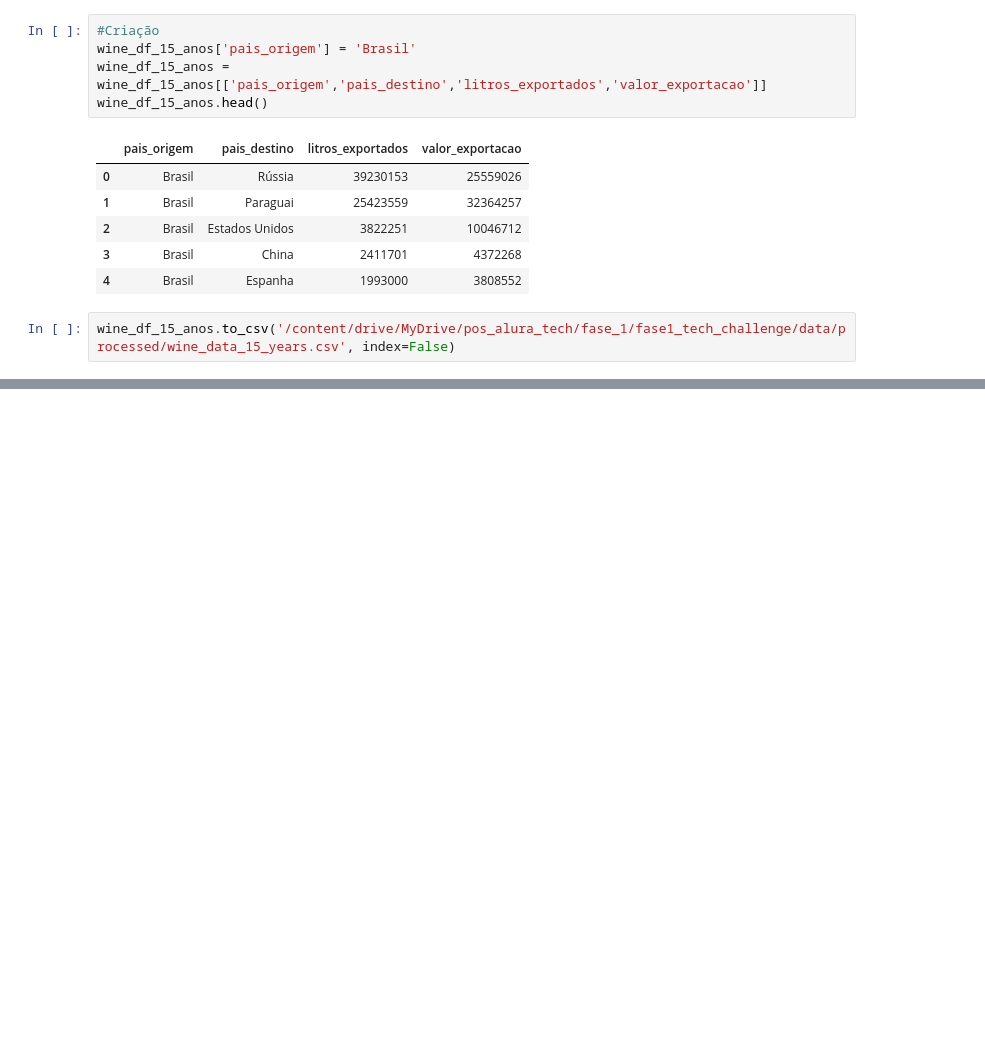
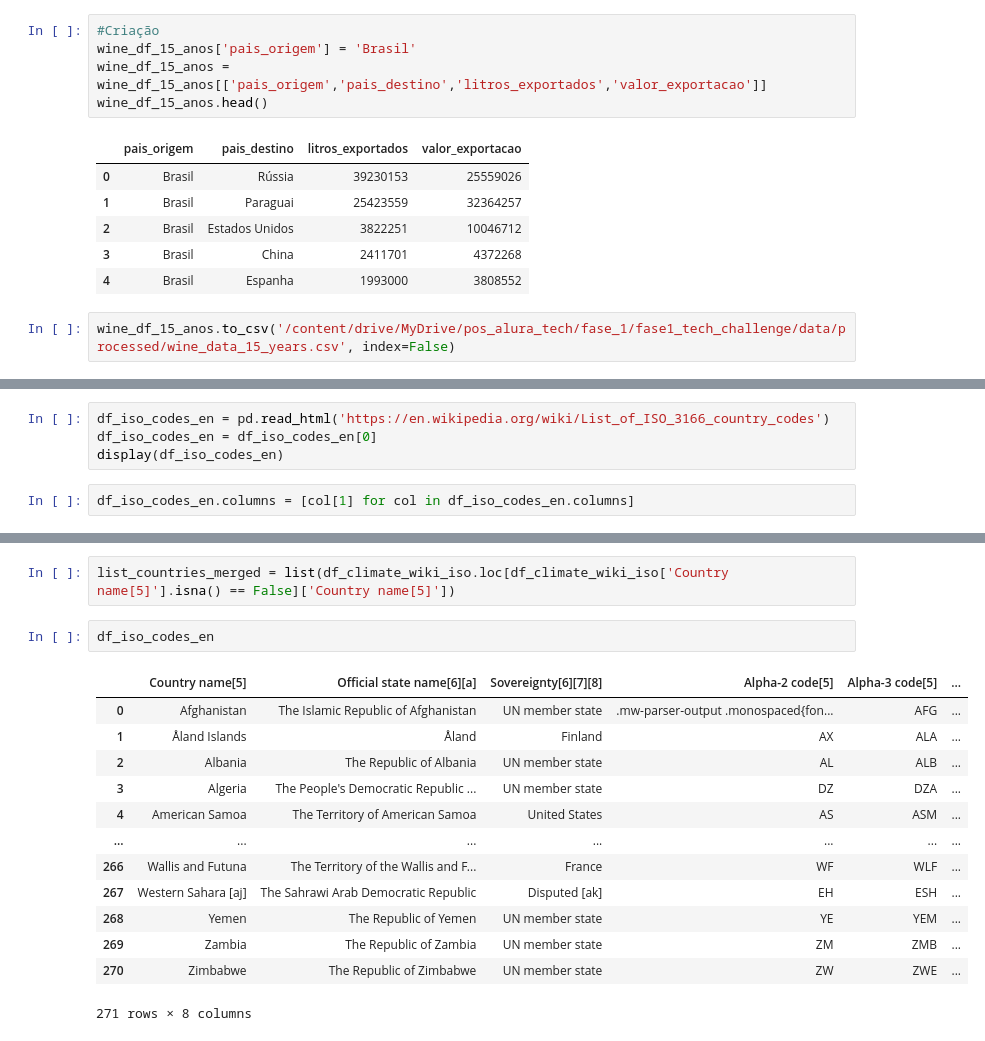
Before and after one commit to jackson-simionato/fase1_pos_tech_challenge_wine, a Jupyter notebook: fase 1 - tech challenge (vinhos).ipynb, the cells around one changed output, grey strips where cells are left out. Drawn from its saved outputs; the diff is of its cells as text; blank space fills up the shorter version.

```diff
--- a/fase 1 - tech challenge (vinhos).ipynb
+++ b/fase 1 - tech challenge (vinhos).ipynb
@@ -304,0 +610,6 @@ no changes added to commit (use "git add" and/or "git commit -a")
+# %%
+df_iso_codes_en = pd.read_html('https://en.wikipedia.org/wiki/List_of_ISO_3166_country_codes')
+df_iso_codes_en = df_iso_codes_en[0]
+display(df_iso_codes_en)
+# %%
+df_iso_codes_en.columns = [col[1] for col in df_iso_codes_en.columns]
@@ -304,0 +626,18 @@ no changes added to commit (use "git add" and/or "git commit -a")
+# %%
+list_countries_merged = list(df_climate_wiki_iso.loc[df_climate_wiki_iso['Country name[5]'].isna() == False]['Country name[5]'])
+# %%
+df_iso_codes_en
+# %% [output]
+|  | Country name[5] | Official state name[6][a] | Sovereignty[6][7][8] | Alpha-2 code[5] | Alpha-3 code[5] | ... |
+| 0 | Afghanistan | The Islamic Republic of Afghanistan | UN member state | .mw-parser-output .monospaced{fon... | AFG | ... |
+| 1 | Åland Islands | Åland | Finland | AX | ALA | ... |
+| 2 | Albania | The Republic of Albania | UN member state | AL | ALB | ... |
+| 3 | Algeria | The People's Democratic Republic ... | UN member state | DZ | DZA | ... |
+| 4 | American Samoa | The Territory of American Samoa | United States | AS | ASM | ... |
+| ... | ... | ... | ... | ... | ... | ... |
+| 266 | Wallis and Futuna | The Territory of the Wallis and F... | France | WF | WLF | ... |
+| 267 | Western Sahara [aj] | The Sahrawi Arab Democratic Republic | Disputed [ak] | EH | ESH | ... |
+| 268 | Yemen | The Republic of Yemen | UN member state | YE | YEM | ... |
+| 269 | Zambia | The Republic of Zambia | UN member state | ZM | ZMB | ... |
+| 270 | Zimbabwe | The Republic of Zimbabwe | UN member state | ZW | ZWE | ... |
+271 rows × 8 columns
```
Also changed, not shown: parts of 59 cells of this notebook.
